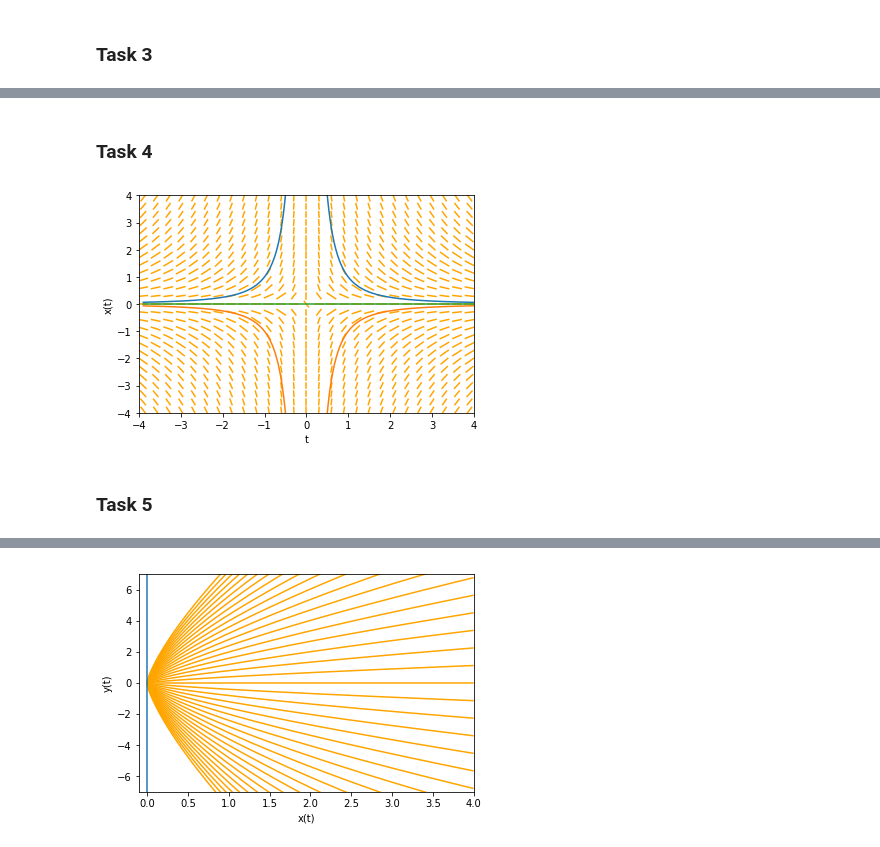
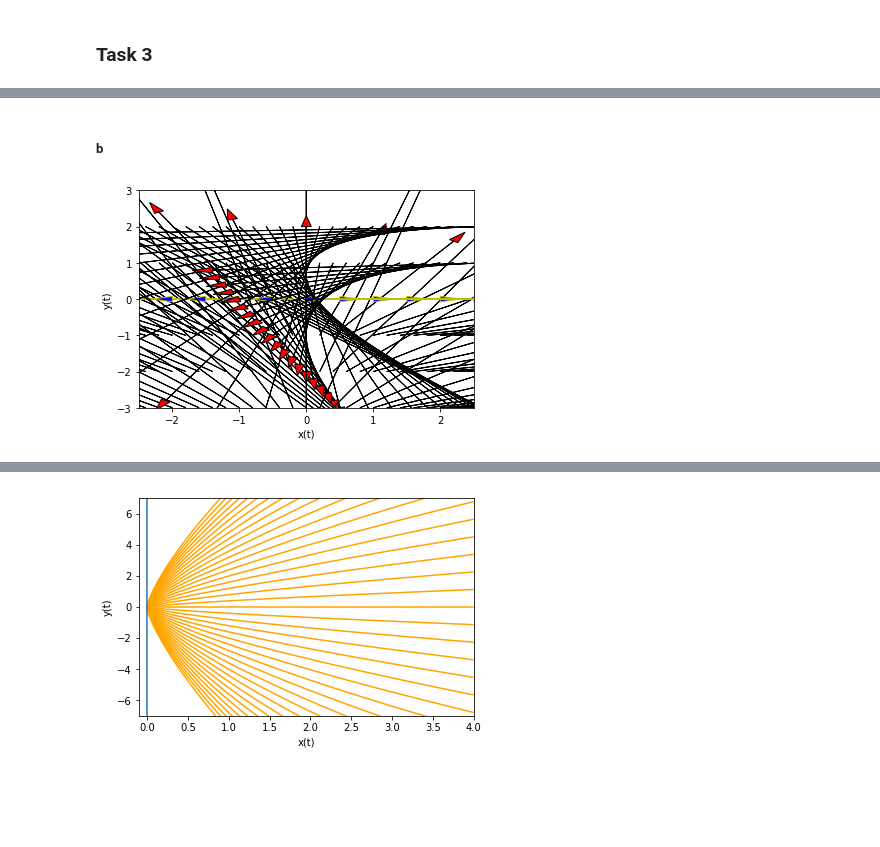
Before and after one commit to peinrules/differential_equations, a Jupyter notebook: Slope_fields_2.ipynb, the cells around one changed output, grey strips where cells are left out. Cells and saved outputs as stored; diff of their text form; code cells hidden in the pictures; blank space fills up the shorter version.

Commit message:
tasks 1-3

```diff
--- a/Slope_fields_2.ipynb
+++ b/Slope_fields_2.ipynb
@@ -70,6 +70,6 @@ def integralCurve(foo, t1, t2, requiredRange, stepInt):
 # %% [markdown]
 ## Vector Field
 # %%
-sizeVec = 2
-stepVec = 0.4
+sizeVec = 3
+stepVec = 0.2
 # %%
@@ -223,11 +193,0 @@ slopeField(foo, circles=range(-2, 3))
-# %%
-def foo(t, x):
-    return -1/4 * t / x
-
-def foo1(t):
-    return np.sqrt(4 - t*t/4)
-def foo2(t):
-    return -np.sqrt(1 - t*t/4)
-fooSet = set([foo1, foo2])
-
-slopeField(foo, fooSet)
@@ -236,15 +194,2 @@ slopeField(foo, fooSet)
 # %% [markdown]
 ### Task 3
-# %%
-def foo(t, x):
-    return 3/4 * x / t
-
-def foo1(t):
-    return abs(t) ** (3/4)
-def foo2(t):
-    return -abs(t) ** (3/4)
-def foo3(t):
-    return t * 0
-fooSet = set([foo1, foo2, foo3])
-
-slopeField(foo, fooSet)
@@ -253,19 +196,8 @@ slopeField(foo, fooSet)
-# %% [markdown]
-### Task 4
-# %%
-def foo(t, x):
-    return -2 * x / t
-
-def foo1(t):
-    return 1 / (t * t)
-def foo2(t):
-    return -1 / (t * t)
-def foo3(t):
-    return t * 0
-fooSet = set([foo1, foo2, foo3])
-
-slopeField(foo, fooSet)
-# %% [output]
-[figure, removed]
-# %% [markdown]
-### Task 5
+# %% [markdown]
+##### b
+# %%
+def foo(x, y):
+    return 0.5 * x - 3 * x * y, -4 * y + 1 * x * y
+vectorField(foo, markVertHor=True)
+# %% [output]
+[figure, added]
```
Also changed, not shown: parts of 20 cells of this notebook.
